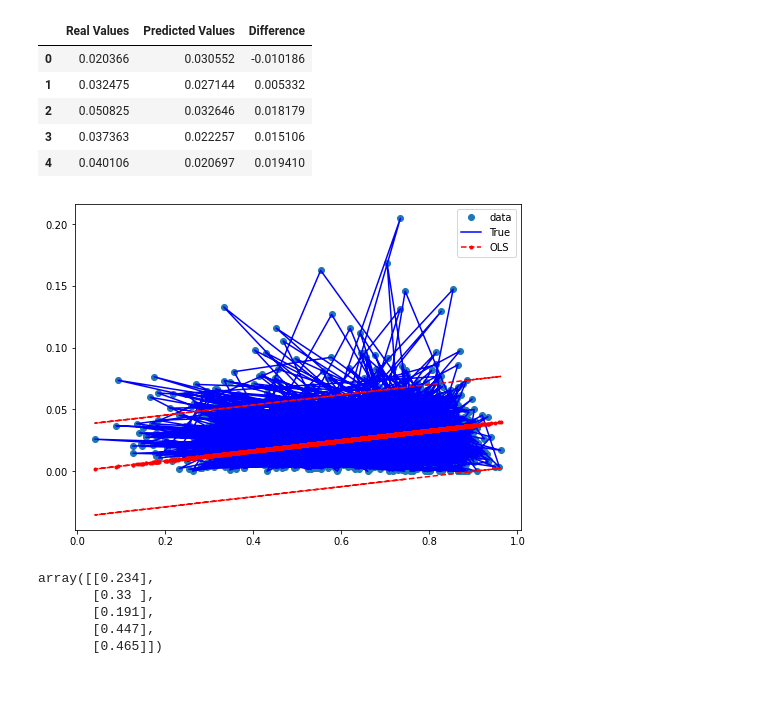
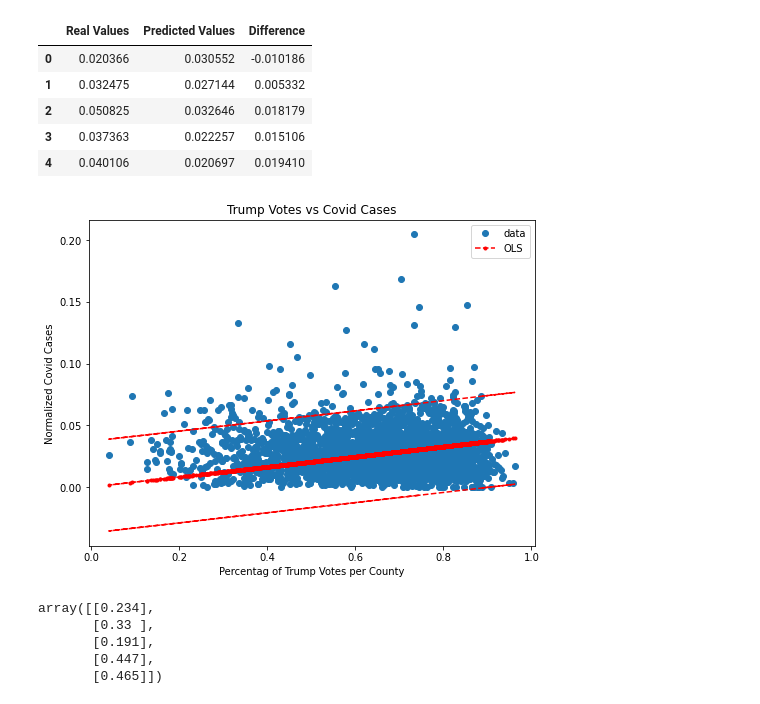
Before and after one commit to stephenanayashilliard/Covid_and_Politics, a Jupyter notebook: ml_seg2/ols_model.ipynb, the cells around one changed output. Saved outputs shown, nothing was run; the diff lists cells and outputs as text; code cells hidden in the pictures.

Commit message:
adding graph redos and extra images for analysis

```diff
--- a/ml_seg2/ols_model.ipynb
+++ b/ml_seg2/ols_model.ipynb
@@ -129,18 +127,20 @@ Mean of differences: 0.0016474944565770774
 # %%
 # Draw a plot to compare the true relationship to OLS predictions with confidence intervals
 
 prstd, iv_l, iv_u = wls_prediction_std(results)
 
 fig, ax = plt.subplots(figsize=(8,6))
 
 ax.plot(X, y, 'o', label="data")
-ax.plot(X, y, 'b-', label="True")
 ax.plot(X, results.fittedvalues, 'r--.', label="OLS")
 ax.plot(X, iv_u, 'r--')
 ax.plot(X, iv_l, 'r--')
+ax.set_ylabel('Normalized Covid Cases')
+ax.set_xlabel('Percentag of Trump Votes per County')
+ax.set_title('Trump Votes vs Covid Cases')
 ax.legend(loc='best');
 # %% [output]
-[figure, old version]
+[figure, new version]
 # %%
 # create feature for second model
 X2 = county_df['percentage20_joe_biden'].values.reshape(-1,1)
```
Also changed, not shown: parts of 18 cells of this notebook, 5 other files.
